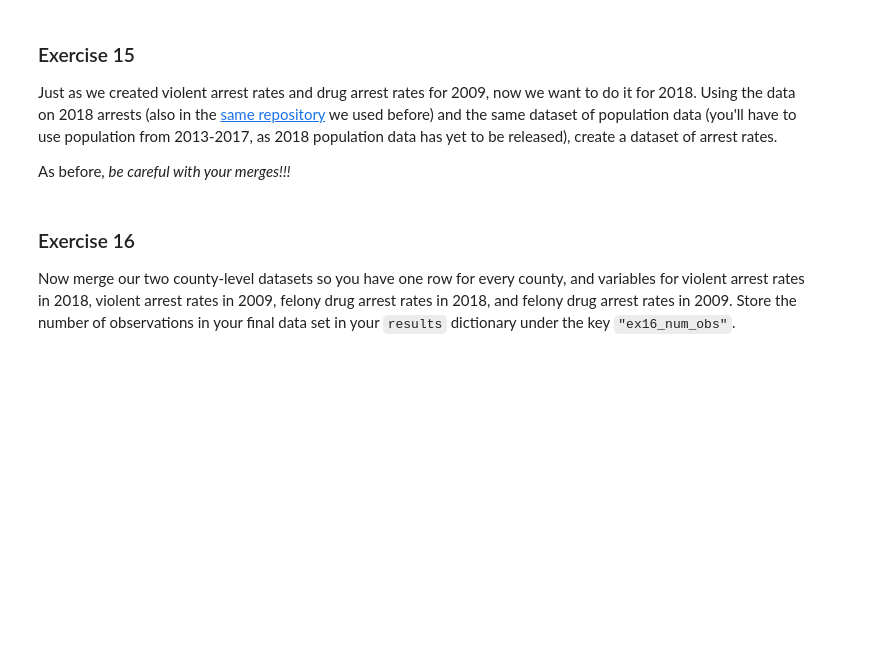
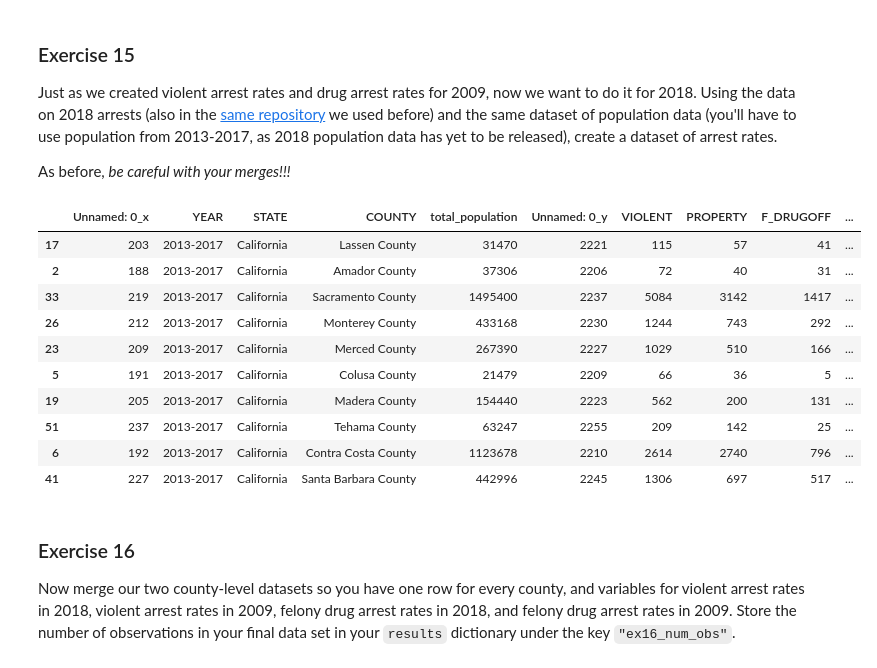
Before and after one commit to TeaTafaj/Merging-PDS, a Jupyter notebook: exercise_merging.ipynb, the cells around one changed output. Saved outputs shown, nothing was run; the diff lists cells and outputs as text; code cells hidden in the pictures; blank space fills up the shorter version.

```diff
--- a/exercise_merging.ipynb
+++ b/exercise_merging.ipynb
@@ -475,6 +522,34 @@ To help answer this question, let's examine whether violent crime arrest rates c
 Just as we created violent arrest rates and drug arrest rates for 2009, now we want to do it for 2018. Using the data on 2018 arrests (also in the [same repository](https://github.com/nickeubank/practicaldatascience/tree/master/Example_Data/ca) we used before) and the same dataset of population data (you'll have to use population from 2013-2017, as 2018 population data has yet to be released), create a dataset of arrest rates.
 
 As before, *be careful with your merges!!!*
+# %%
+carrest_2018_df = pd.read_csv("https://github.com/nickeubank/practicaldatascience_class/raw/refs/heads/master/Example_Data/ca/ca_arrests_2018.csv")
+
+cpop_2018_df = pd.read_csv("https://github.com/nickeubank/practicaldatascience_class/raw/refs/heads/master/Example_Data/ca/nhgis_county_populations.csv")
+
+cpop_2018_cali = cpop_2018_df[(cpop_2018_df["STATE"] == "California") & (cpop_2018_df["YEAR"] == "2013-2017")]
+
+cpop_2018_cali["COUNTY"] = cpop_2018_cali["COUNTY"].replace("DelNorte County", "Del Norte County")
+cpop_2018_cali["COUNTY"] = cpop_2018_cali["COUNTY"].replace("Injo County", "Inyo County")
+
+merged_2018 = pd.merge(cpop_2018_cali, carrest_2018_df, on="COUNTY", how="outer", validate="1:1", indicator=True)
+
+merged_2018['violent_arrest_rate_2018'] = merged_2018['VIOLENT'] / merged_2018['total_population']
+merged_2018['drug_arrest_rate_2018'] = merged_2018['F_DRUGOFF'] / merged_2018['total_population']
+
+merged_2018.sample(10)
+# %% [output]
+|  | Unnamed: 0_x | YEAR | STATE | COUNTY | total_population | Unnamed: 0_y | VIOLENT | PROPERTY | F_DRUGOFF | ... |
+| 17 | 203 | 2013-2017 | California | Lassen County | 31470 | 2221 | 115 | 57 | 41 | ... |
+| 2 | 188 | 2013-2017 | California | Amador County | 37306 | 2206 | 72 | 40 | 31 | ... |
+| 33 | 219 | 2013-2017 | California | Sacramento County | 1495400 | 2237 | 5084 | 3142 | 1417 | ... |
+| 26 | 212 | 2013-2017 | California | Monterey County | 433168 | 2230 | 1244 | 743 | 292 | ... |
+| 23 | 209 | 2013-2017 | California | Merced County | 267390 | 2227 | 1029 | 510 | 166 | ... |
+| 5 | 191 | 2013-2017 | California | Colusa County | 21479 | 2209 | 66 | 36 | 5 | ... |
+| 19 | 205 | 2013-2017 | California | Madera County | 154440 | 2223 | 562 | 200 | 131 | ... |
+| 51 | 237 | 2013-2017 | California | Tehama County | 63247 | 2255 | 209 | 142 | 25 | ... |
+| 6 | 192 | 2013-2017 | California | Contra Costa County | 1123678 | 2210 | 2614 | 2740 | 796 | ... |
+| 41 | 227 | 2013-2017 | California | Santa Barbara County | 442996 | 2245 | 1306 | 697 | 517 | ... |
 # %% [markdown]
 ### Exercise 16
 
```
Also changed, not shown: parts of 16 cells of this notebook.
